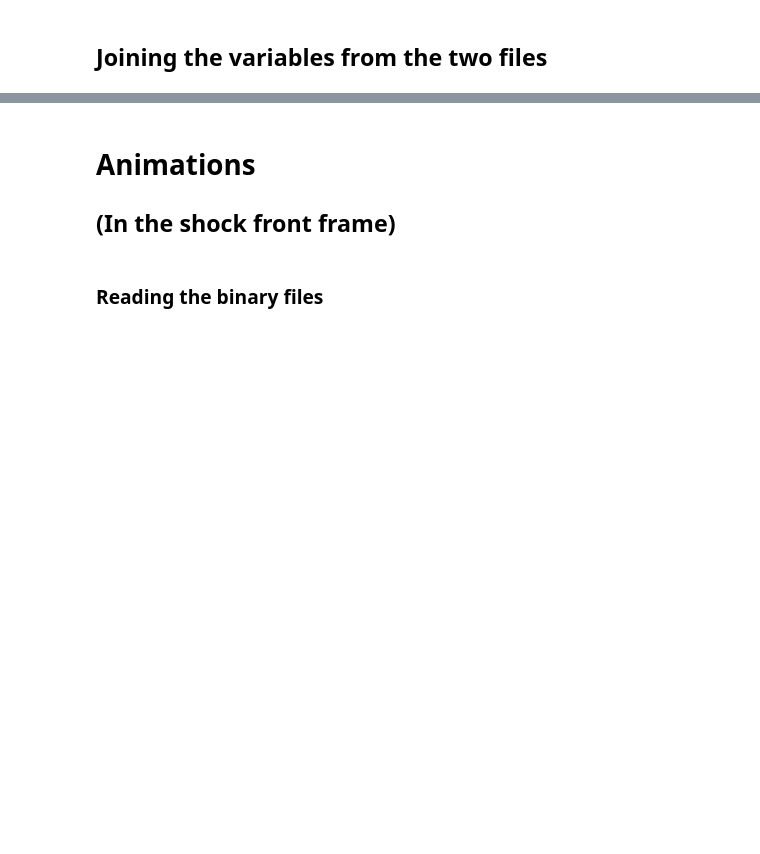
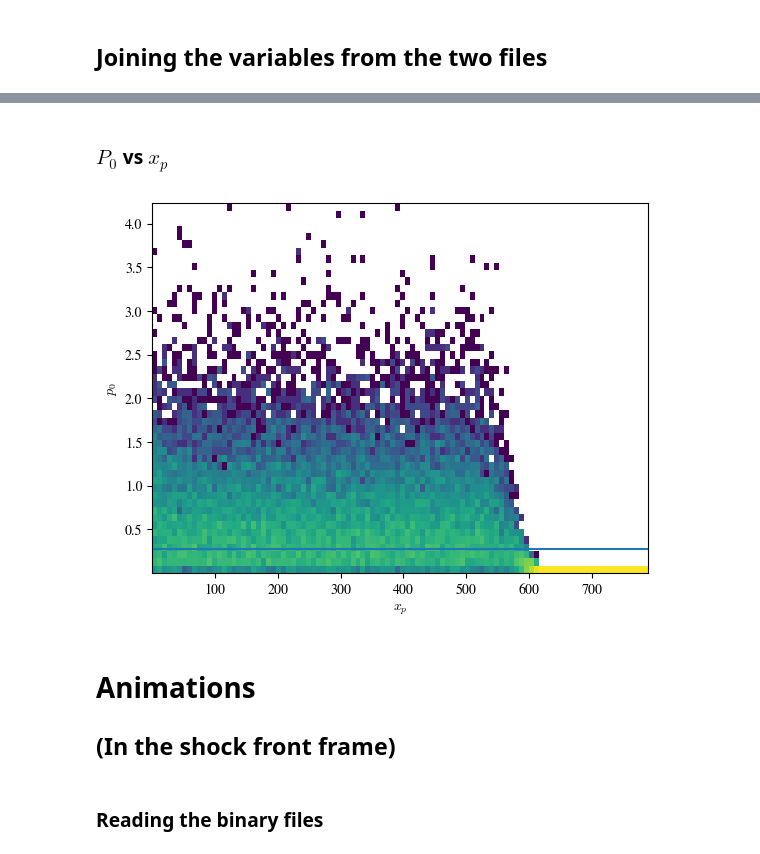
Before and after one commit to Kartav33/shock_gamma_20, a Jupyter notebook: scratch_code_analysis.ipynb, the cells around one changed output, grey strips where cells are left out. Cells and saved outputs as stored; diff of their text form; code cells hidden in the pictures; blank space fills up the shorter version.

```diff
--- a/scratch_code_analysis.ipynb
+++ b/scratch_code_analysis.ipynb
@@ -109,6 +112,19 @@ plt.hist2d(xp, py, bins=[100,50], norm= LogNorm())
 plt.ylabel("$p_y$")
 plt.xlabel('$x_p$')
 plt.show()
+# %% [markdown]
+### $P_0$ vs $x_p$
+# %%
+p=np.sqrt(np.array(px)**2 +np.array(py)**2)
+plt.hist2d(xp, p, bins=[100,50], norm= LogNorm())
+plt.axhline(0.125 * 4.358898943540675 * 0.5)
+#plt.axhline(2)
+plt.ylabel("$p_0$")
+plt.xlabel('$x_p$')
+#plt.ylim(0,5)
+plt.show()
+# %% [output]
+[figure, added]
 # %% [markdown]
 # Animations
 ## (In the shock front frame)
```
Also changed, not shown: parts of 46 cells of this notebook.
